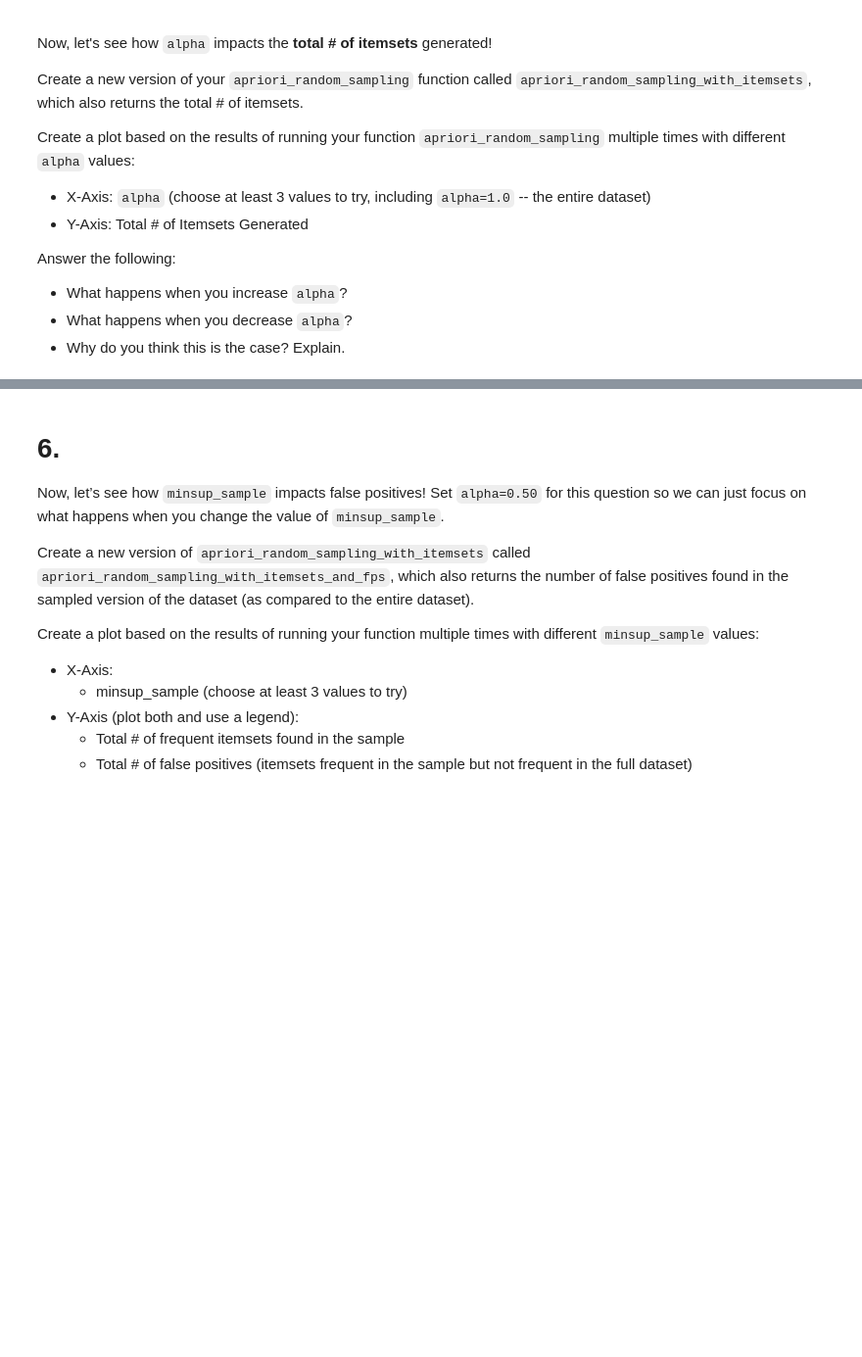
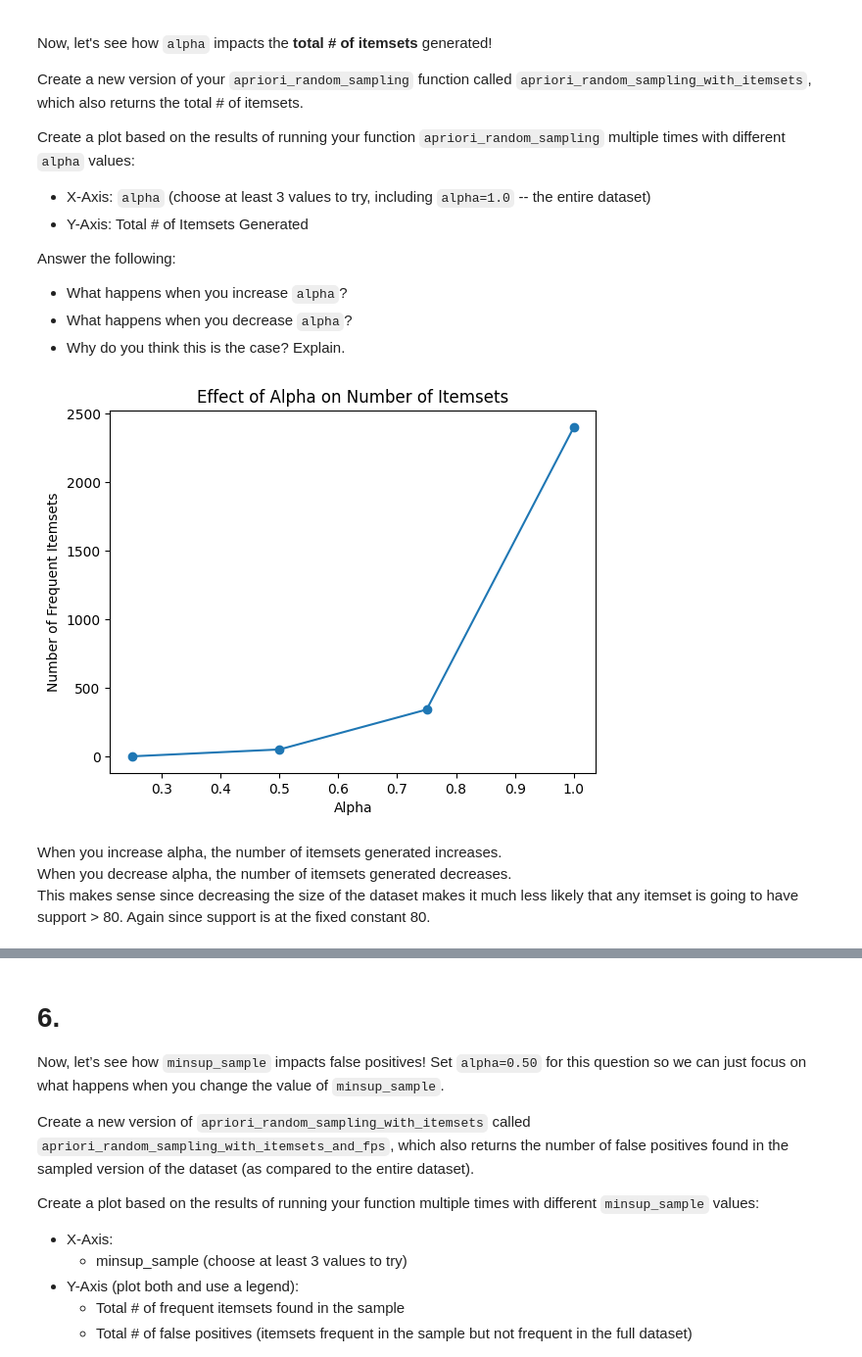
Before and after one commit to keeganasmith/CSCE676, a Jupyter notebook: hw2/homework_2_csce676_spring2026.ipynb, the cells around one changed output, grey strips where cells are left out. Shown at 98% size. Saved outputs shown, nothing was run; the diff lists cells and outputs as text; code cells hidden in the pictures; blank space fills up the shorter version.

```diff
--- a/hw2/homework_2_csce676_spring2026.ipynb
+++ b/hw2/homework_2_csce676_spring2026.ipynb
@@ -1016,3 +1138,61 @@ Answer the following:
 - What happens when you increase `alpha`?
 - What happens when you decrease `alpha`?
 - Why do you think this is the case? Explain.
+# %%
+def apriori_random_sampling_with_itemsets(data_raw, debug, minsup, minconf, alpha):
+    num_rows = 0
+    for key, value in data_raw.items():
+        num_rows = max(num_rows, len(value))
+
+    data = random_sample(data_raw, alpha, num_rows)
+    num_rows = 0
+    for key, value in data.items():
+        num_rows = max(num_rows, len(value))
+    print("num rows is: ", num_rows)
+    frequent_itemsets = {}
+    collect_freq_itemsets_binary(data, debug, minsup, minconf, 1, frequent_itemsets, num_rows)
+    total_count = 0;
+    for key, values in frequent_itemsets.items():
+        total_count += len(values)
+    if(debug):
+        print(frequent_itemsets)
+
+    association_rules = generate_association_rules_binary(frequent_itemsets)
+    if(debug):
+        print("Generated Association Rules:")
+        for rule in association_rules:
+            print(rule)
+
+    if(debug):
+        for rule in association_rules:
+            print("rule ", rule, " has confidence: ", calculate_confidence_binary(rule, data, num_rows))
+
+    print("Final Association Rules")
+    confidences = []
+    for rule in association_rules:
+        confidence = calculate_confidence_binary(rule, data, num_rows)
+        confidences.append(confidence)
+        if(confidence > minconf):
+            if(debug):
+                print("rule ", rule, " has confidence: ", calculate_confidence_binary(rule, data, num_rows))
+    return association_rules, confidences, total_count
+
+#association_rules, confidences, total_count = apriori_random_sampling_with_itemsets(data, False, 80, .75, 1)
+#print("total num freq itemsets: ", total_count)
+
+alphas = [.25, .5, .75, 1]
+num_itemsets = [0, 50, 341, 2401]
+plt.figure()
+plt.plot(alphas, num_itemsets, marker="o")
+
+plt.xlabel("Alpha")
+plt.ylabel("Number of Frequent Itemsets")
+plt.title("Effect of Alpha on Number of Itemsets")
+
+plt.show()
+# %% [output]
+[figure, added]
+# %% [markdown]
+When you increase alpha, the number of itemsets generated increases.
+When you decrease alpha, the number of itemsets generated decreases.
+This makes sense since decreasing the size of the dataset makes it much less likely that any itemset is going to have support > 80. Again since support is at the fixed constant 80.
```
Also changed, not shown: parts of 10 cells of this notebook, 1 other file.
